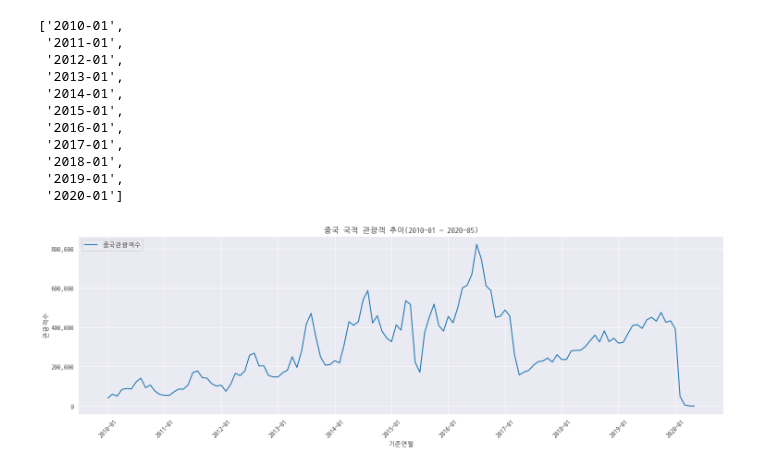
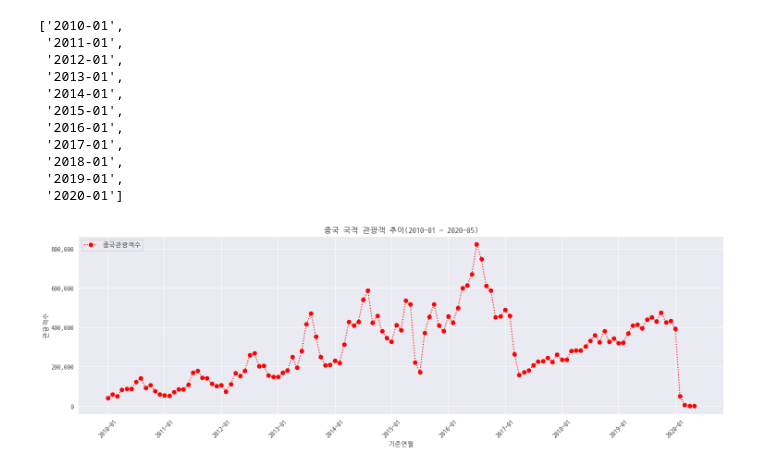
Before and after one commit to ChnagHyun/bigdata-analysis-2024, a Jupyter notebook: day03/da09_코로나바이러스영향_중국인관광객수_감소분석.ipynb, the cells around one changed output. Saved outputs shown, nothing was run; the diff lists cells and outputs as text; code cells hidden in the pictures.

```diff
--- a/day03/da09_코로나바이러스영향_중국인관광객수_감소분석.ipynb
+++ b/day03/da09_코로나바이러스영향_중국인관광객수_감소분석.ipynb
@@ -553,22 +553,22 @@ warnings.filterwarnings('ignore')
 # %%
 ## 이쁘게 위의 데이터 출력차트 변경
 ## 차트 크기 조절
 plt.figure(figsize=(18, 5)) # w: 18, h: 5
-## 차트 그릴 내용
-plt.plot(df_china['기준년월'], df_china['관광'], label='중국관광객수')
+## 차트 그릴 내용, 범례에 표시할 label, 라인색, 라인스타일, 마커표시
+plt.plot(df_china['기준년월'], df_china['관광'], label='중국관광객수', color = 'r', linestyle=':',marker='o')
 ## 타이틀 , 라벨, 범례
 plt.title('중국 국적 관광객 추이(2010-01 ~ 2020-05)')
 plt.xlabel('기준연월')
 plt.ylabel('관광객수')
 plt.legend(loc='upper left')
 ## x축 라벨
 plt.xticks([f'{i}-01' for i in range(2010, 2021)], rotation=45)
 ## y 축 라벨(1000 단위 쉼표)
 current_values = plt.gca().get_yticks()
 plt.gca().set_yticklabels([f'{x:,.0f}'for x in current_values])
 plt.show()
 # %% [output]
-[figure, old version]
+[figure, new version]
 # %%
 df_china.plot()
 plt.show()
```
Also changed, not shown: parts of 1 cell of this notebook, 1 other file.
